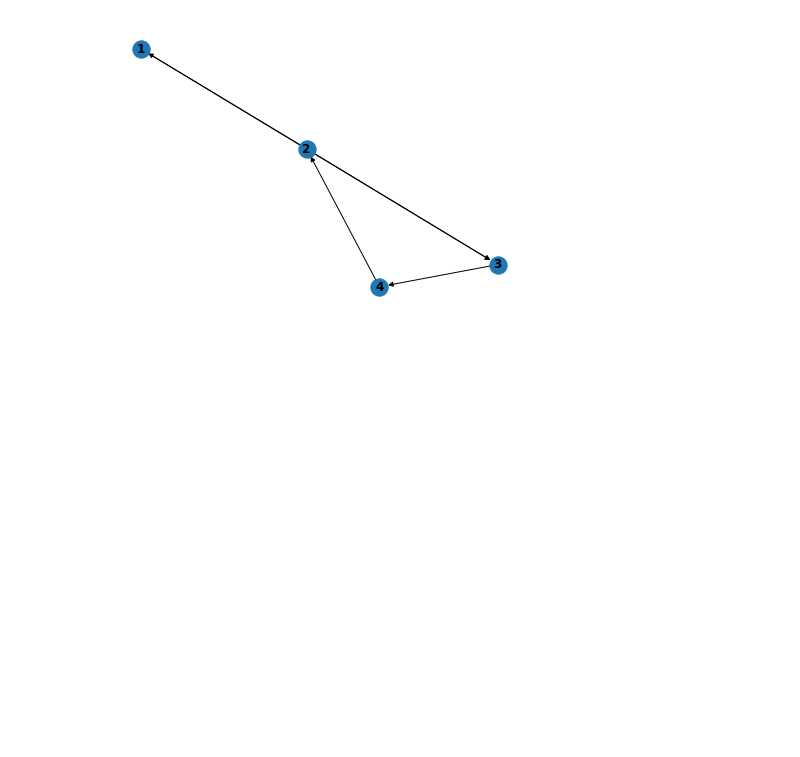
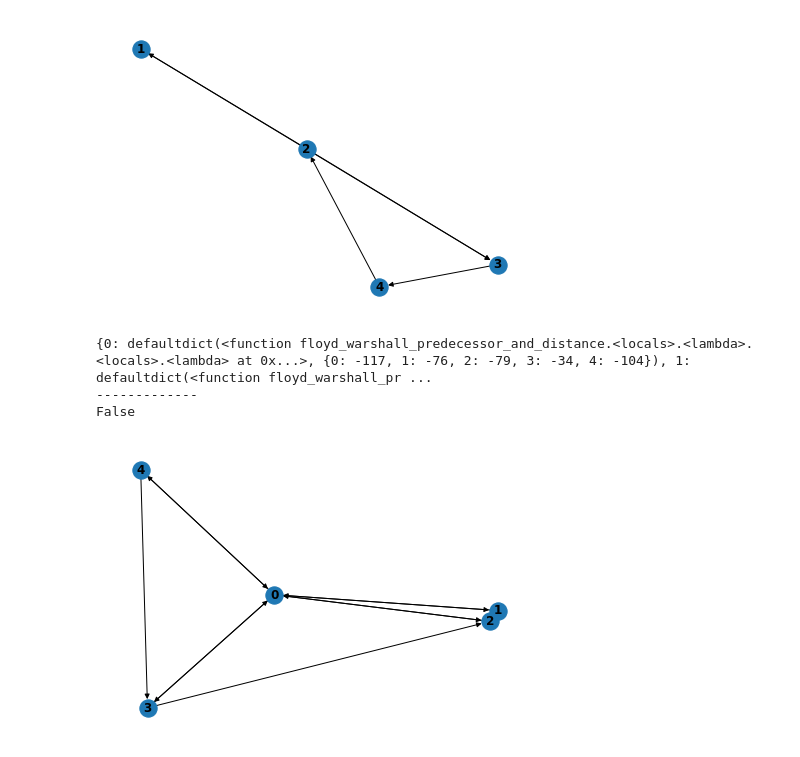
Before and after one commit to anenriquez/mrta_stn, a Jupyter notebook: notebooks/networkx_tutorial.ipynb, the cells around one changed output. Cells and saved outputs as stored; diff of their text form; code cells hidden in the pictures; blank space fills up the shorter version.

```diff
--- a/networkx_tutorial.ipynb
+++ b/notebooks/networkx_tutorial.ipynb
@@ -193,3 +193,25 @@ print(distances[1][4])
 {1: defaultdict(<function floyd_warshall_predecessor_and_distance.<locals>.<lambda>.<locals>.<lambda> at 0x...>, {1: 0, 2: -1, 3: -2, 4: 0}), 2: defaultdict(<function floyd_warshall_predecessor_and_di ...
 0
 [figure]
+# %%
+DG = nx.DiGraph()
+DG.add_weighted_edges_from([(0, 1, 41), (1, 0, -41),
+                            (0, 2, 44), (2, 0, -44),
+                            (0, 3, 101), (3, 0, -96),
+                            (0, 4, 106), (4, 0, -99),
+                            (1, 2, -3), (3, 2, -5), (4, 3, -4)])
+
+nx.draw(DG, with_labels=True, font_weight='bold')
+
+minimal_stn = nx.floyd_warshall(DG)
+
+print(minimal_stn)
+
+print("-------------")
+
+print(is_consistent_nx(minimal_stn))
+# %% [output]
+{0: defaultdict(<function floyd_warshall_predecessor_and_distance.<locals>.<lambda>.<locals>.<lambda> at 0x...>, {0: -117, 1: -76, 2: -79, 3: -34, 4: -104}), 1: defaultdict(<function floyd_warshall_pr ...
+-------------
+False
+[figure, added]
```
Also changed, not shown: parts of 5 cells of this notebook.
